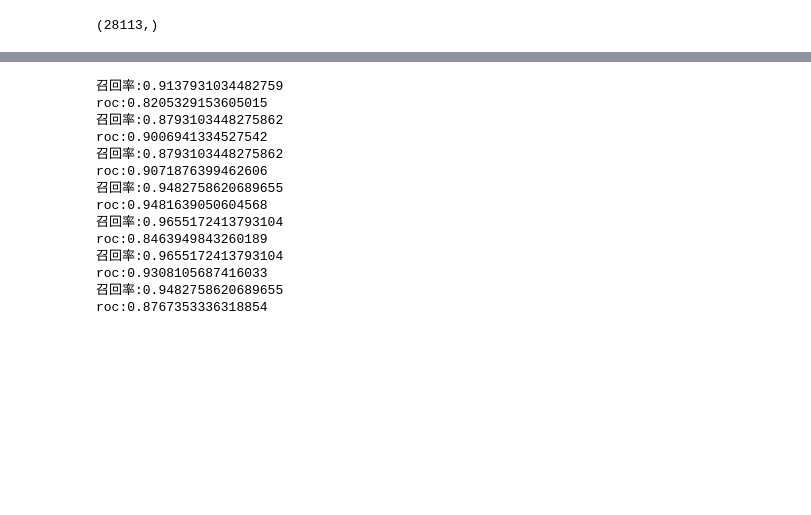
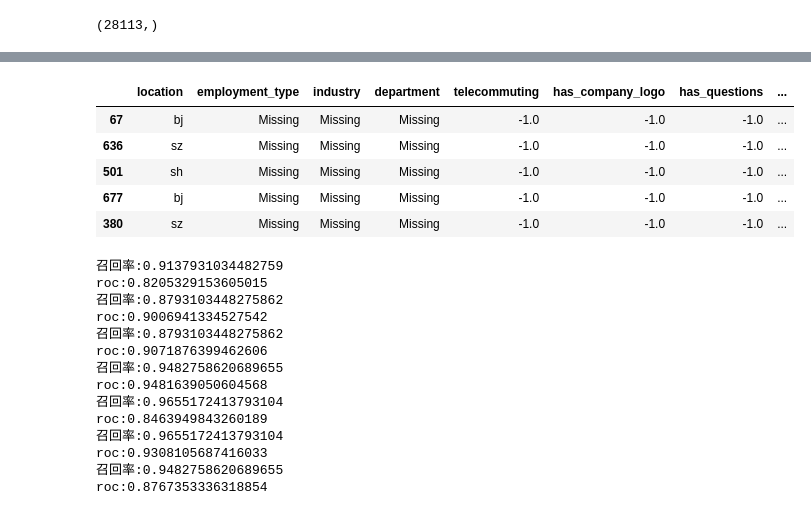
Before and after one commit to ZenCoder-art/ofd, a Jupyter notebook: backend/notebooks/model_analysis.ipynb, the cells around one changed output, grey strips where cells are left out. Saved outputs shown, nothing was run; the diff lists cells and outputs as text; code cells hidden in the pictures; blank space fills up the shorter version.

```diff
--- a/backend/notebooks/model_analysis.ipynb
+++ b/backend/notebooks/model_analysis.ipynb
@@ -67,0 +86,16 @@ for i in range(1, 9):
+# %%
+predictions = m8.predict(zh_inputs)
+probabilities = m8.predict_proba(zh_inputs)[:, 1]
+results = zh_inputs.copy()
+results["true"] = zh_target.values
+results["pred"] = predictions
+results["prob"] = probabilities
+correct = results[results["true"] == results["pred"]]
+correct.sample(n=5)
+# %% [output]
+|  | location | employment_type | industry | department | telecommuting | has_company_logo | has_questions | ... |
+| 67 | bj | Missing | Missing | Missing | -1.0 | -1.0 | -1.0 | ... |
+| 636 | sz | Missing | Missing | Missing | -1.0 | -1.0 | -1.0 | ... |
+| 501 | sh | Missing | Missing | Missing | -1.0 | -1.0 | -1.0 | ... |
+| 677 | bj | Missing | Missing | Missing | -1.0 | -1.0 | -1.0 | ... |
+| 380 | sz | Missing | Missing | Missing | -1.0 | -1.0 | -1.0 | ... |
```
Also changed, not shown: parts of 6 cells of this notebook, 4 other files.
